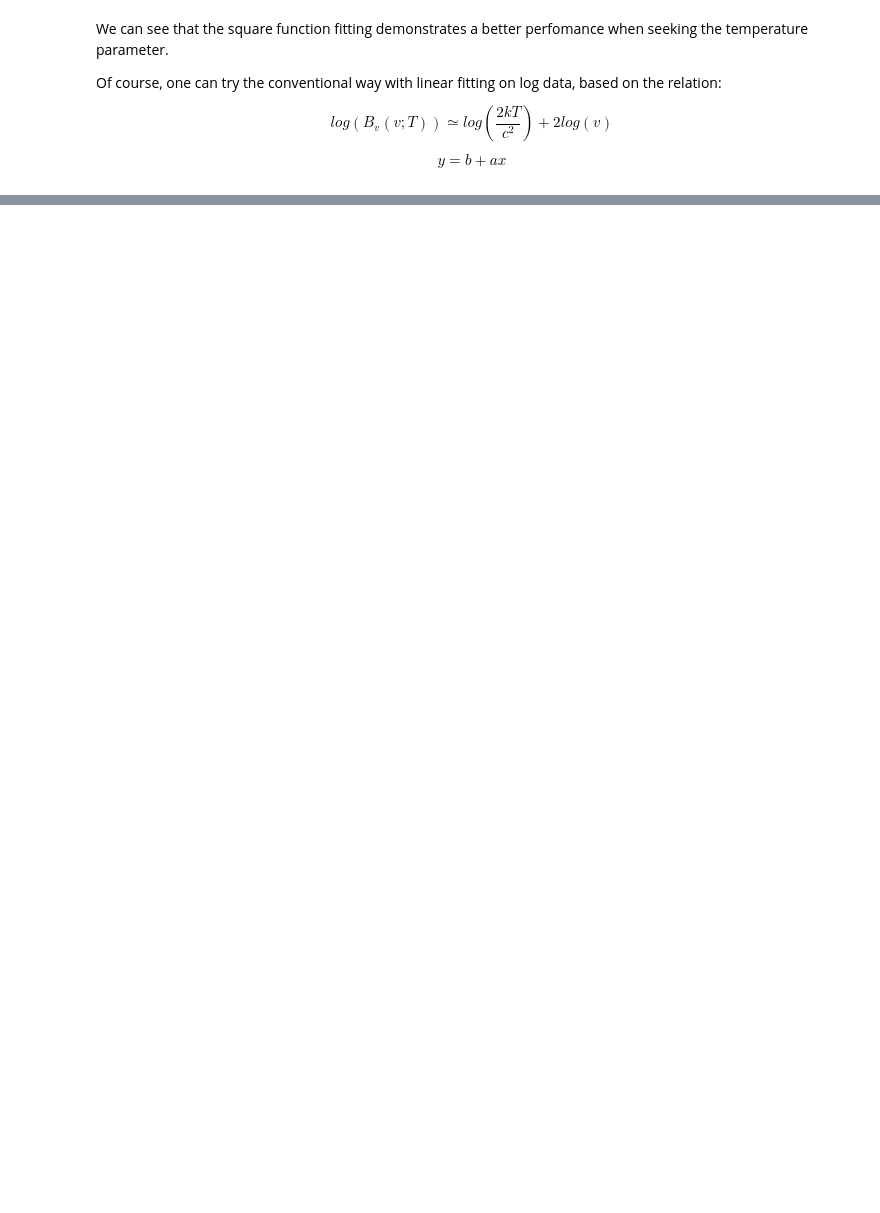
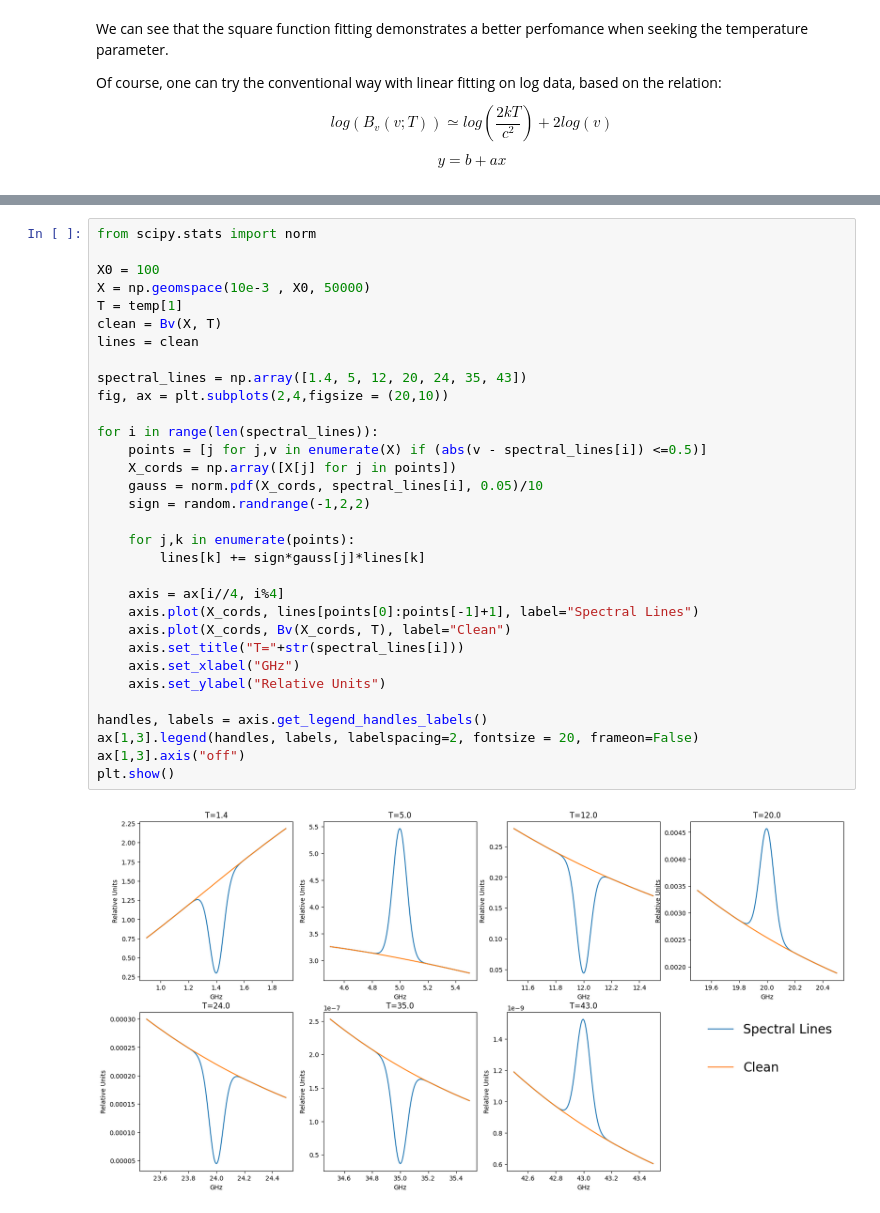
Before and after one commit to iliodis/ASTRO-BEAM, a Jupyter notebook: Task1-BlackbodyRadiationFitting/BlackbodyRadiationFitting.ipynb, the cells around one changed output, grey strips where cells are left out. Cells and saved outputs as stored; diff of their text form; blank space fills up the shorter version.

```diff
--- a/Task1-BlackbodyRadiationFitting/BlackbodyRadiationFitting.ipynb
+++ b/Task1-BlackbodyRadiationFitting/BlackbodyRadiationFitting.ipynb
@@ -288,0 +323,34 @@ slope: [0.59272221]
+# %%
+from scipy.stats import norm
+
+X0 = 100
+X = np.geomspace(10e-3 , X0, 50000)
+T = temp[1]
+clean = Bv(X, T)
+lines = clean
+
+spectral_lines = np.array([1.4, 5, 12, 20, 24, 35, 43])
+fig, ax = plt.subplots(2,4,figsize = (20,10))
+
+for i in range(len(spectral_lines)):
+    points = [j for j,v in enumerate(X) if (abs(v - spectral_lines[i]) <=0.5)]
+    X_cords = np.array([X[j] for j in points])
+    gauss = norm.pdf(X_cords, spectral_lines[i], 0.05)/10
+    sign = random.randrange(-1,2,2)
+
+    for j,k in enumerate(points):
+        lines[k] += sign*gauss[j]*lines[k]
+
+    axis = ax[i//4, i%4]
+    axis.plot(X_cords, lines[points[0]:points[-1]+1], label="Spectral Lines")
+    axis.plot(X_cords, Bv(X_cords, T), label="Clean")
+    axis.set_title("T="+str(spectral_lines[i]))
+    axis.set_xlabel("GHz")
+    axis.set_ylabel("Relative Units")
+
+handles, labels = axis.get_legend_handles_labels()
+ax[1,3].legend(handles, labels, labelspacing=2, fontsize = 20, frameon=False)
+ax[1,3].axis("off")
+plt.show()
+# %% [output]
+[figure, added]
```
Also changed, not shown: parts of 15 cells of this notebook.
